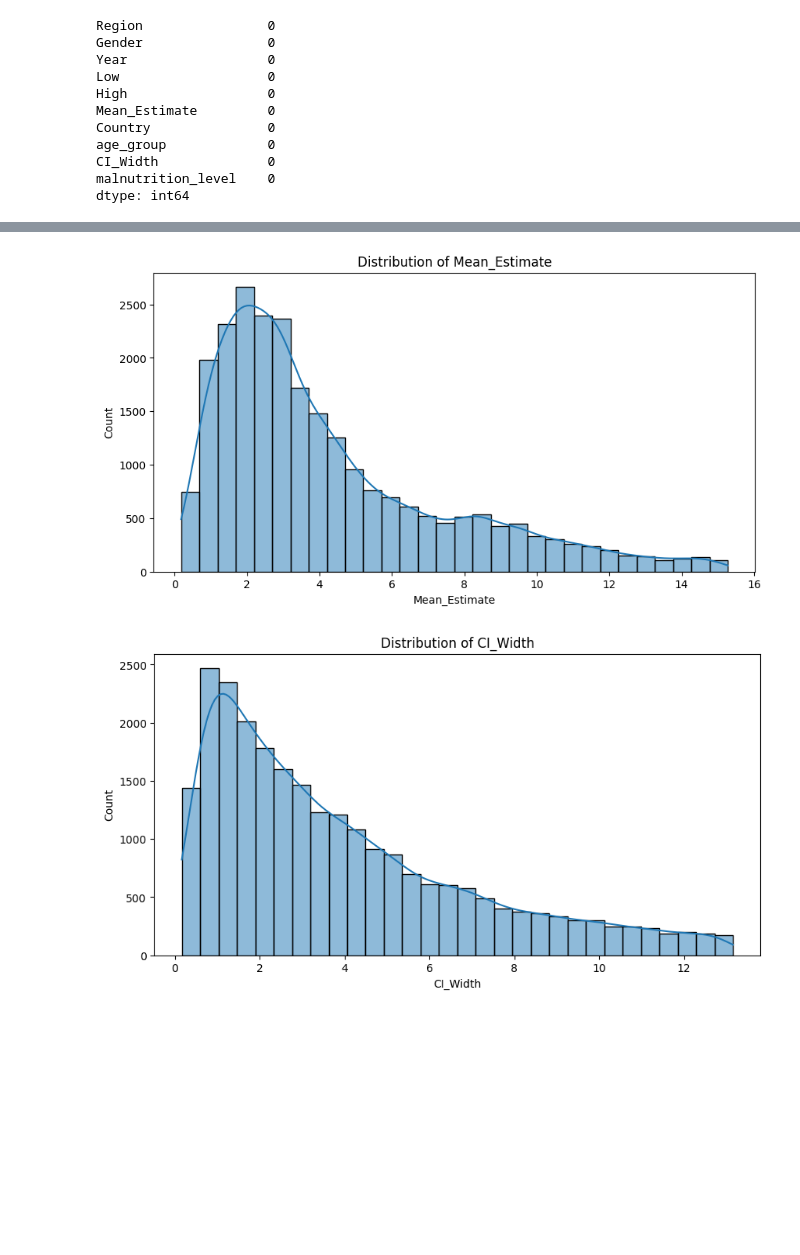
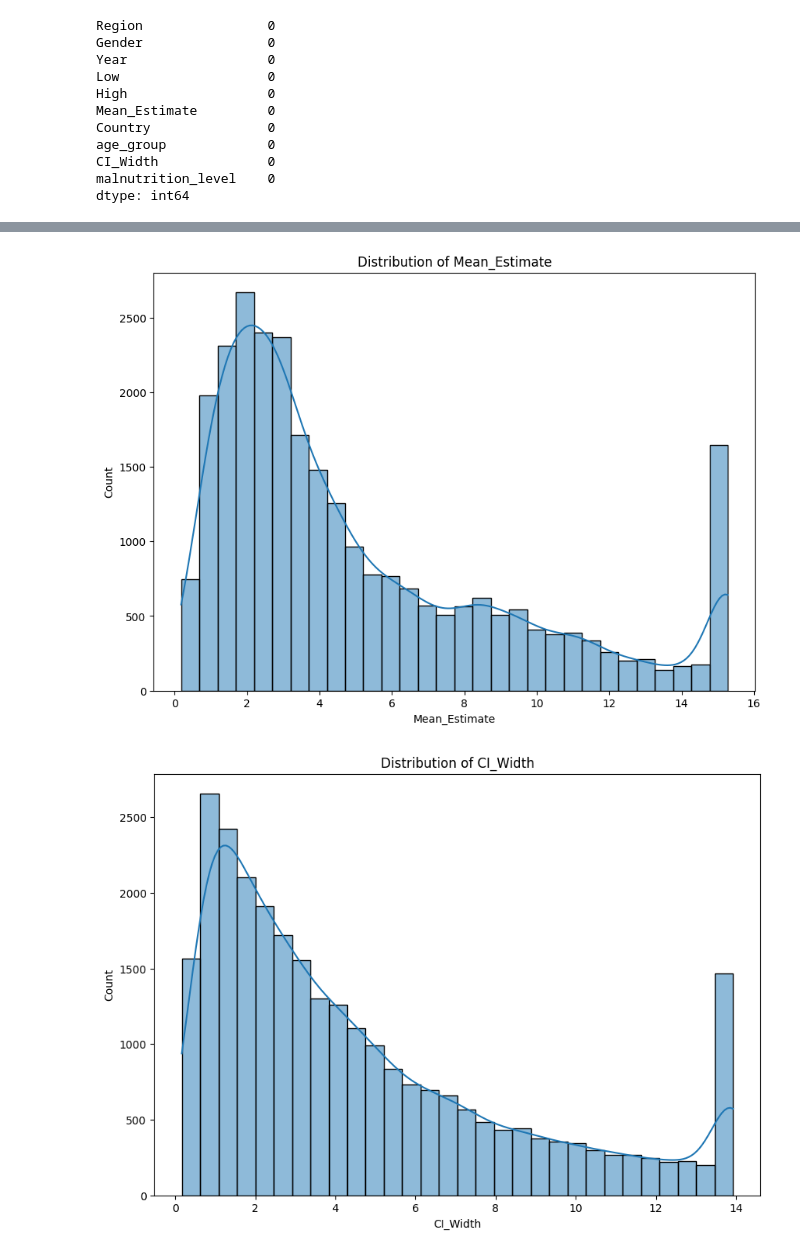
Before and after one commit to Sakthivel0304/Nutrition-Paradox, a Jupyter notebook: data_obesity_malnutrition.ipynb, the cells around one changed output, grey strips where cells are left out. Cells and saved outputs as stored; diff of their text form; code cells hidden in the pictures; blank space fills up the shorter version.

```diff
--- a/data_obesity_malnutrition.ipynb
+++ b/data_obesity_malnutrition.ipynb
@@ -599,7 +527,0 @@ plt.show()
-# %%
-Q1 = df_obesity['CI_Width'].quantile(0.25)
-Q3 = df_obesity['CI_Width'].quantile(0.75)
-IQR = Q3 - Q1
-
-outliers_ci = df_obesity[(df_obesity['CI_Width'] < (Q1 - 1.5 * IQR)) | (df_obesity['CI_Width'] > (Q3 + 1.5 * IQR))]
-len(outliers_ci)
@@ -608,7 +527,0 @@ len(outliers_ci)
-# %%
-Q1 = df_malnutrition['CI_Width'].quantile(0.25)
-Q3 = df_malnutrition['CI_Width'].quantile(0.75)
-IQR = Q3 - Q1
-
-outliers_ci = df_malnutrition[(df_malnutrition['CI_Width'] < (Q1 - 1.5 * IQR)) | (df_malnutrition['CI_Width'] > (Q3 + 1.5 * IQR))]
-len(outliers_ci)
@@ -634,3 +527,0 @@ df_obesity
-# %%
-df_malnutrition = df_malnutrition[(df_malnutrition['CI_Width'] >= (Q1 - 1.5 * IQR)) & (df_malnutrition['CI_Width'] <= (Q3 + 1.5 * IQR))]
-df_malnutrition
@@ -650,0 +539,12 @@ df_malnutrition
+# %%
+numerical_columns = ['Year','Low','High','Mean_Estimate','CI_Width']
+for col in numerical_columns:
+    Q1 = df_malnutrition[col].quantile(0.25)
+    Q3 = df_malnutrition[col].quantile(0.75)
+    IQR = Q3 - Q1
+
+    lower_bound = Q1 - 1.5 * IQR
+    upper_bound = Q3 + 1.5 * IQR
+
+    df_malnutrition[col] = np.where(df_malnutrition[col] < lower_bound, lower_bound, df_malnutrition[col])
+    df_malnutrition[col] = np.where(df_malnutrition[col] > upper_bound, upper_bound, df_malnutrition[col])
@@ -678,25 +589,25 @@ plt.show()
 # %%
 #Distribution of Mean_Estimate and CI_Width for Malnutrition
-plt.figure(figsize=(10,5))
+plt.figure(figsize=(10,7))
 sns.histplot(df_malnutrition['Mean_Estimate'], kde=True, bins=30)
 plt.title("Distribution of Mean_Estimate")
 plt.show()
 
-plt.figure(figsize=(10,5))
+plt.figure(figsize=(10,7))
 sns.histplot(df_malnutrition['CI_Width'], kde=True, bins=30)
 plt.title("Distribution of CI_Width")
 plt.show()
 
 # Boxplots of Mean_Estimate and CI_Width for Malnutrition
 plt.figure(figsize=(8,4))
 sns.boxplot(x=df_malnutrition['Mean_Estimate'])
 plt.title("Boxplot of Mean_Estimate")
 plt.show()
 
 plt.figure(figsize=(8,4))
 sns.boxplot(x=df_malnutrition['CI_Width'])
 plt.title("Boxplot of CI_Width")
 plt.show()
 # %% [output]
-[figure, old version]
+[figure, new version]
-[figure, old version]
+[figure, new version]
```
Also changed, not shown: parts of 67 cells of this notebook, 3 other files.
